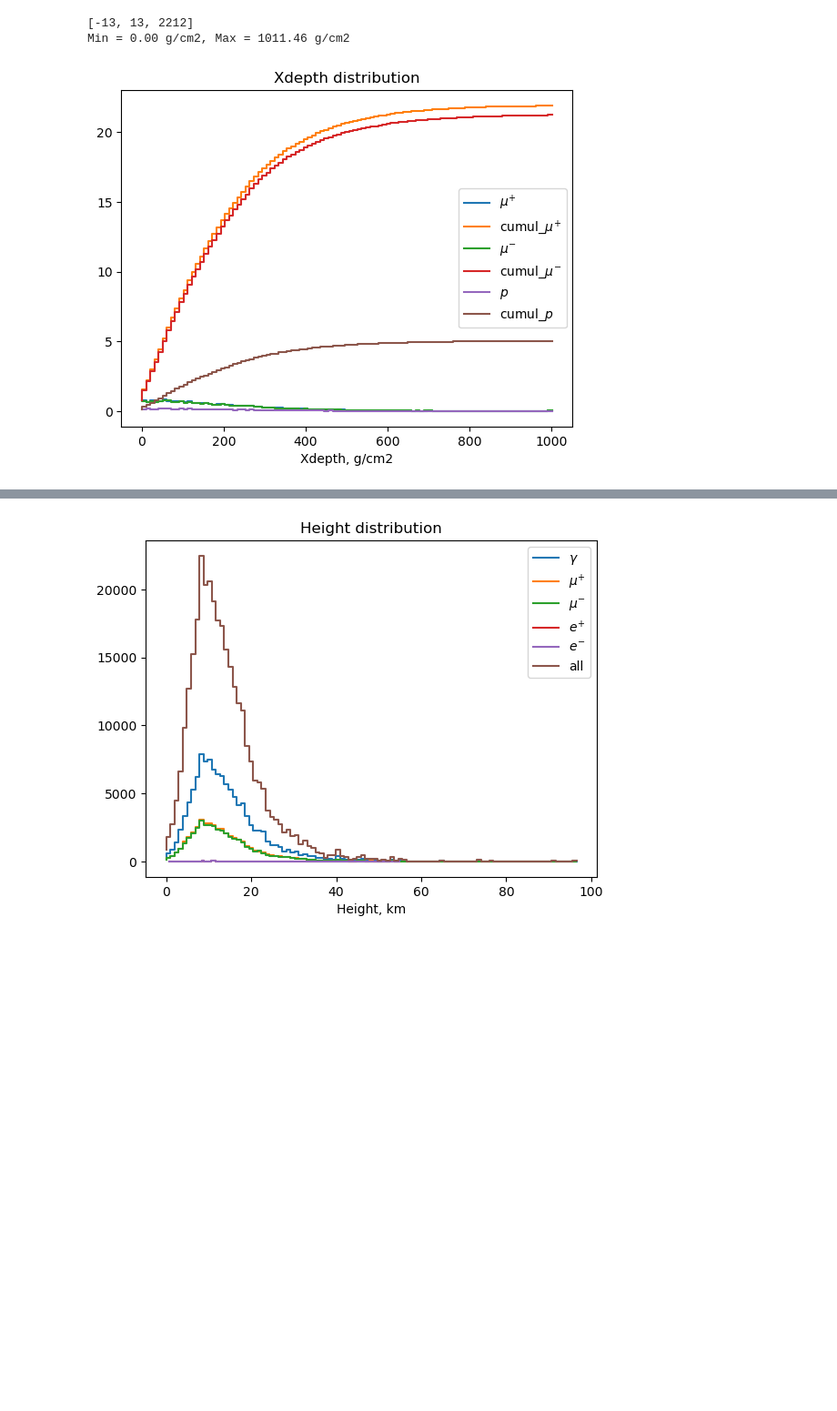
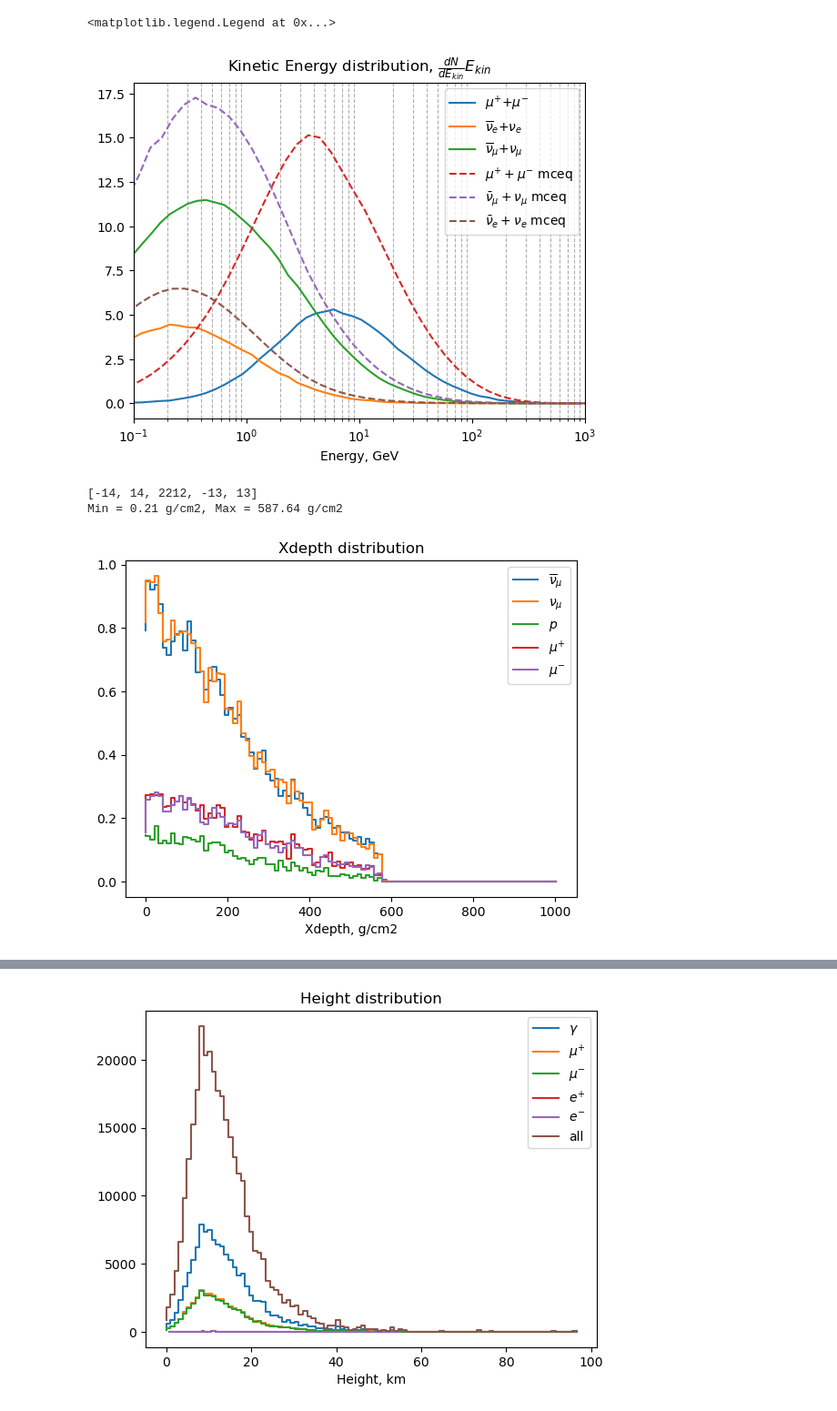
Before and after one commit to jncots/xmax_sigma, a Jupyter notebook: cascade_np/test_cas_driver.ipynb, the cells around one changed output, grey strips where cells are left out. Shown at 91% size. Cells and saved outputs as stored; diff of their text form; code cells hidden in the pictures; blank space fills up the shorter version.

```diff
--- a/cascade_np/test_cas_driver.ipynb
+++ b/cascade_np/test_cas_driver.ipynb
@@ -98,7 +117,25 @@ cascade_analysis.plot_energy_list(pids = [-13, 13, 2212, 111])
+# %%
+cascade_analysis.plot_energy_kin_dist(pids = [(-13, 13), (-12, 12), (-14, 14)],
+                                      per_run=True,
+                                      xrange = (0.9e-1, 1e3),
+                                      nbins=50)
+
+plt.semilogx(res_mceq.mu_spec[0], res_mceq.mu_spec[1], label = res_mceq.mu_spec[2], linestyle='--')
+plt.semilogx(res_mceq.numu_spec[0], res_mceq.numu_spec[1], label = res_mceq.numu_spec[2], linestyle='--')
+plt.semilogx(res_mceq.nue_spec[0], res_mceq.nue_spec[1], label = res_mceq.nue_spec[2], linestyle='--')
+
+plt.xlim(1e-1, 1e3)
+plt.grid()
+plt.grid(visible=True, which='minor', linestyle='--')
+plt.legend()
+# plt.ylim(1e-7, 1e3)
+# %% [output]
+<matplotlib.legend.Legend at 0x...>
+[figure, added]
 # %%
-cascade_analysis.plot_xdepth_list(nbins = 100,  pids = [-13, 13, 2212],
+cascade_analysis.plot_xdepth_list(nbins = 100, pids = [-14, 14, 2212, -13, 13],
                                   xrange = (0, 1012), per_run = True)
 # %% [output]
-[-13, 13, 2212]
-Min = 0.00 g/cm2, Max = 1011.46 g/cm2
+[-14, 14, 2212, -13, 13]
+Min = 0.21 g/cm2, Max = 587.64 g/cm2
-[figure, old version]
+[figure, new version]
```
Also changed, not shown: parts of 9 cells of this notebook, 9 other files.
